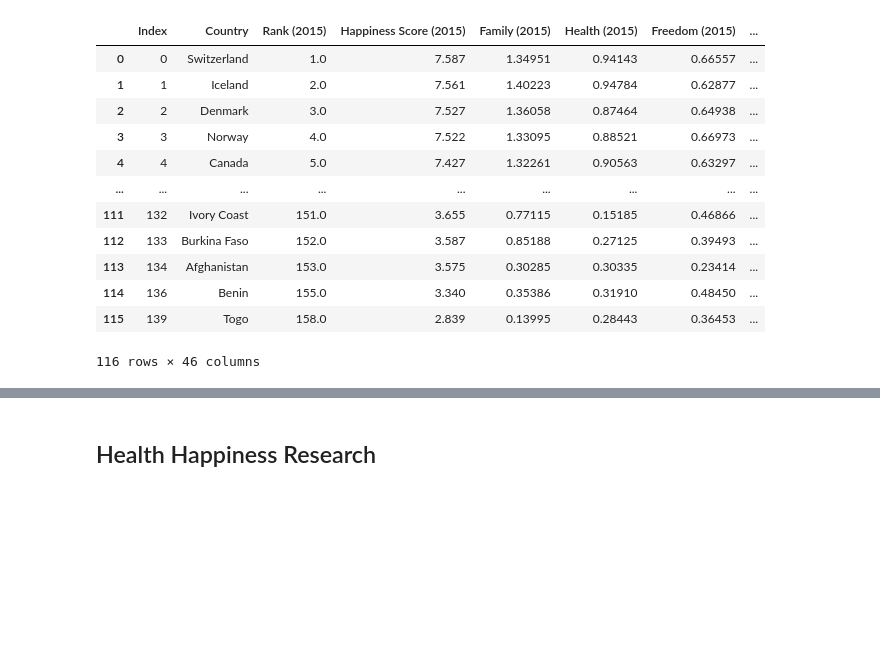
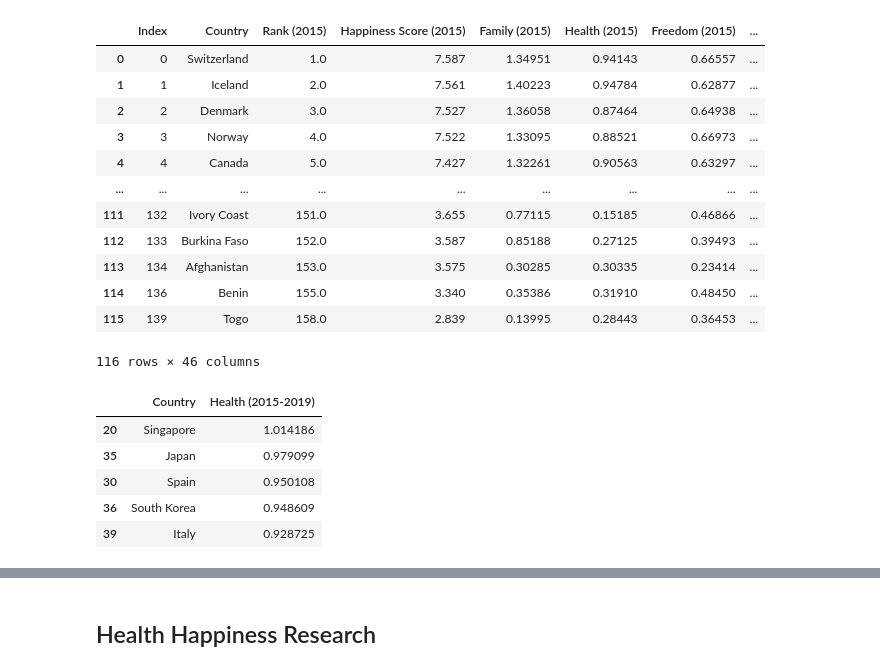
Before and after one commit to tvaughn905/Project-1, a Jupyter notebook: HealthAnalysis.ipynb, the cells around one changed output, grey strips where cells are left out. Drawn from its saved outputs; the diff is of its cells as text; code cells hidden in the pictures; blank space fills up the shorter version.

Commit message:
files, updated, cleaned, and new added

```diff
--- a/HealthAnalysis.ipynb
+++ b/HealthAnalysis.ipynb
@@ -86,3 +86,14 @@ clean_data_df
 | 114 | 136 | Benin | 155.0 | 3.340 | 0.35386 | 0.31910 | 0.48450 | ... |
 | 115 | 139 | Togo | 158.0 | 2.839 | 0.13995 | 0.28443 | 0.36453 | ... |
 116 rows × 46 columns
+# %%
+clean_sorted_df = clean_data_df.sort_values(by=['Health (2015-2019)'], ascending=False)
+clean_sorted_df = clean_sorted_df[['Country', 'Health (2015-2019)']]
+clean_sorted_df.head(5)
+# %% [output]
+|  | Country | Health (2015-2019) |
+| 20 | Singapore | 1.014186 |
+| 35 | Japan | 0.979099 |
+| 30 | Spain | 0.950108 |
+| 36 | South Korea | 0.948609 |
+| 39 | Italy | 0.928725 |
```
Also changed, not shown: parts of 4 cells of this notebook, 7 other files.
